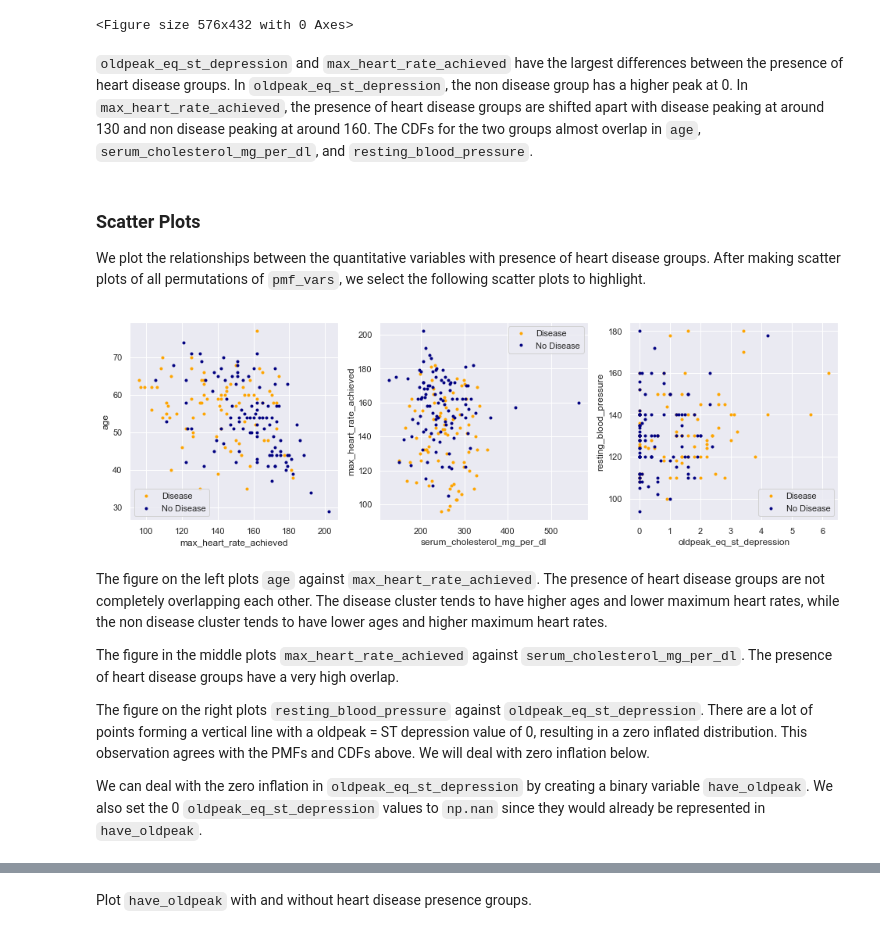
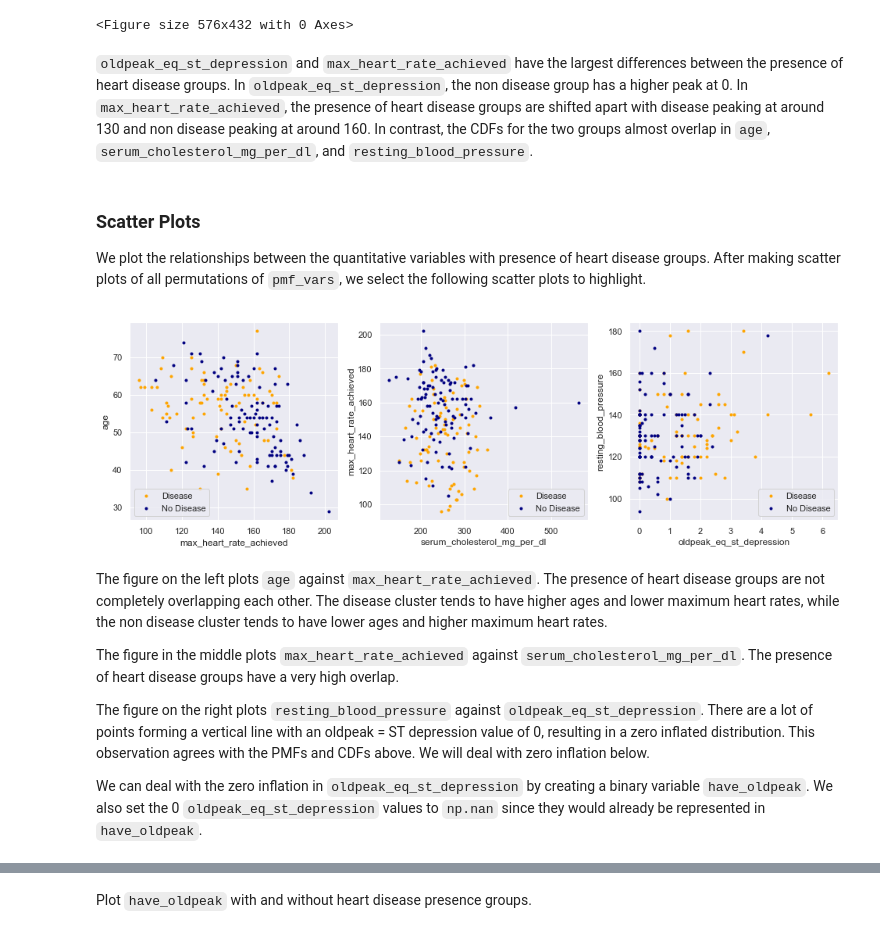
Before and after one commit to coverney/ThinkStats2, a Jupyter notebook: project3/project3.ipynb, the cells around one changed output, grey strips where cells are left out. Cells and saved outputs as stored; diff of their text form; code cells hidden in the pictures.

```diff
--- a/project3/project3.ipynb
+++ b/project3/project3.ipynb
@@ -268,34 +268,37 @@ thinkplot.Show()
 [figure]
 <Figure size 576x432 with 0 Axes>
 # %% [markdown]
-`oldpeak_eq_st_depression` and `max_heart_rate_achieved` have the largest differences between the presence of heart disease groups. In `oldpeak_eq_st_depression`, the non disease group has a higher peak at 0. In `max_heart_rate_achieved`, the presence of heart disease groups are shifted apart with disease peaking at around 130 and non disease peaking at around 160. The CDFs for the two groups almost overlap in `age`, `serum_cholesterol_mg_per_dl`, and `resting_blood_pressure`.
+`oldpeak_eq_st_depression` and `max_heart_rate_achieved` have the largest differences between the presence of heart disease groups. In `oldpeak_eq_st_depression`, the non disease group has a higher peak at 0. In `max_heart_rate_achieved`, the presence of heart disease groups are shifted apart with disease peaking at around 130 and non disease peaking at around 160. In contrast, the CDFs for the two groups almost overlap in `age`, `serum_cholesterol_mg_per_dl`, and `resting_blood_pressure`.
 # %% [markdown]
 ### Scatter Plots
 We plot the relationships between the quantitative variables with presence of heart disease groups. After making scatter plots of all permutations of `pmf_vars`, we select the following scatter plots to highlight.
 # %%
 fig, axarr = plt.subplots(1, 3, figsize=(14, 4))
 y_vars = ['age', 'max_heart_rate_achieved', 'resting_blood_pressure']
 x_vars = ['max_heart_rate_achieved', 'serum_cholesterol_mg_per_dl', 'oldpeak_eq_st_depression']
 
 for index, x_var in enumerate(x_vars):
     ax = axarr[index]
     y_var = y_vars[index]
     x_disease, y_disease = heart_disease[x_var], heart_disease[y_var]
     ax.plot(x_disease, y_disease, '.', alpha=1, label='Disease', color='orange')
     x_no_disease, y_no_disease = no_heart_disease[x_var], no_heart_disease[y_var]
     ax.plot(x_no_disease, y_no_disease, '.', alpha=1, label='No Disease', color='navy')
-    ax.legend()
+    if index > 0:
+        ax.legend(loc='lower right')
+    else:
+        ax.legend(loc='best')
     ax.set(xlabel=x_var, ylabel=y_var)
 
 plt.subplots_adjust(bottom=0, left=0, wspace=0.2)
 # %% [output]
-[figure, old version]
+[figure, new version]
 # %% [markdown]
 The figure on the left plots `age` against `max_heart_rate_achieved`. The presence of heart disease groups are not completely overlapping each other. The disease cluster tends to have higher ages and lower maximum heart rates, while the non disease cluster tends to have lower ages and higher maximum heart rates.
 
 The figure in the middle plots `max_heart_rate_achieved` against `serum_cholesterol_mg_per_dl`. The presence of heart disease groups have a very high overlap.
 
-The figure on the right plots `resting_blood_pressure` against `oldpeak_eq_st_depression`. There are a lot of points forming a vertical line with a oldpeak = ST depression value of 0, resulting in a zero inflated distribution. This observation agrees with the PMFs and CDFs above. We will deal with zero inflation below.
+The figure on the right plots `resting_blood_pressure` against `oldpeak_eq_st_depression`. There are a lot of points forming a vertical line with an oldpeak = ST depression value of 0, resulting in a zero inflated distribution. This observation agrees with the PMFs and CDFs above. We will deal with zero inflation below.
 
 We can deal with the zero inflation in `oldpeak_eq_st_depression` by creating a binary variable `have_oldpeak`. We also set the 0 `oldpeak_eq_st_depression` values to `np.nan` since they would already be represented in `have_oldpeak`.
 # %%
```
Also changed, not shown: parts of 26 cells of this notebook, 3 other files.
